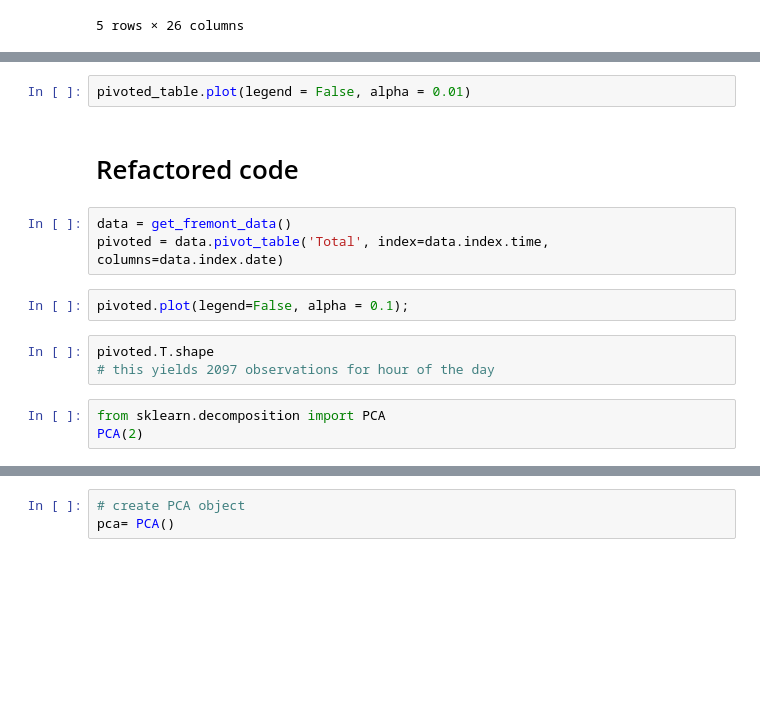
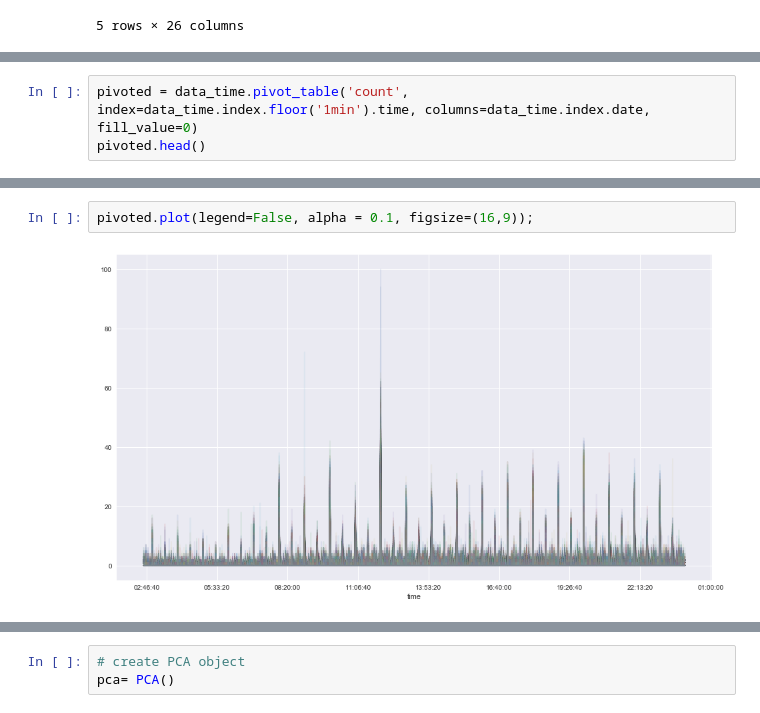
Before and after one commit to caheredia/chicago_crime_data, a Jupyter notebook: 2018-09-30 Chicago_Crime.ipynb, the cells around one changed output, grey strips where cells are left out. Cells and saved outputs as stored; diff of their text form; blank space fills up the shorter version.

```diff
--- a/2018-09-30 Chicago_Crime.ipynb
+++ b/2018-09-30 Chicago_Crime.ipynb
@@ -79,0 +54,3 @@ pivoted_table.head()
+# %%
+pivoted = data_time.pivot_table('count', index=data_time.index.floor('1min').time, columns=data_time.index.date, fill_value=0)
+pivoted.head()
@@ -80,15 +65,4 @@ pivoted_table.head()
 # %%
-pivoted_table.plot(legend = False, alpha = 0.01)
+pivoted.plot(legend=False, alpha = 0.1, figsize=(16,9));
+# %% [output]
+[figure, added]
-# %% [markdown]
- # Refactored code
-# %%
-data = get_fremont_data()
-pivoted = data.pivot_table('Total', index=data.index.time, columns=data.index.date)
-# %%
-pivoted.plot(legend=False, alpha = 0.1);
-# %%
-pivoted.T.shape
-# this yields 2097 observations for hour of the day
-# %%
-from sklearn.decomposition import PCA
-PCA(2)
```
Also changed, not shown: parts of 54 cells of this notebook, 1 other file.
